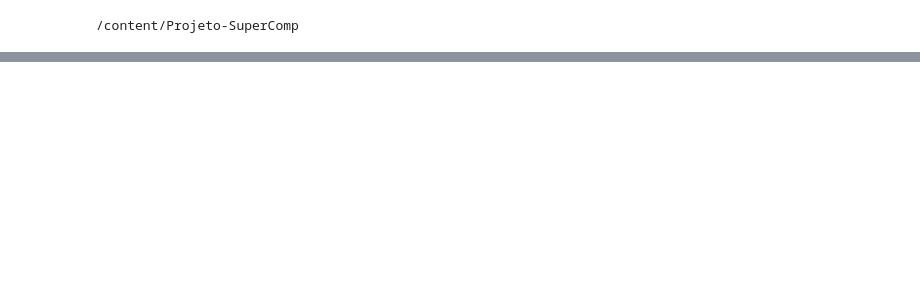
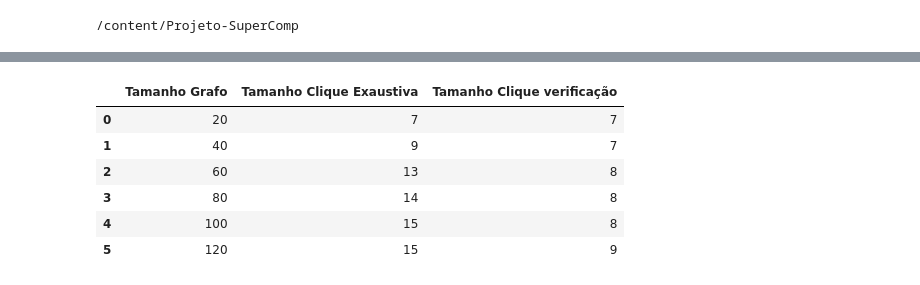
Before and after one commit to niveaabreu/Graph-Maximal-Clique, a Jupyter notebook: Relatorio.ipynb, the cells around one changed output, grey strips where cells are left out. Drawn from its saved outputs; the diff is of its cells as text; code cells hidden in the pictures; blank space fills up the shorter version.

```diff
--- a/Relatorio.ipynb
+++ b/Relatorio.ipynb
@@ -71,0 +432,39 @@ FileNotFoundError: [Errno 2] No such file or directory: 'seu_arquivo.txt'
+# %%
+import subprocess
+import time
+
+tempo_exaustiva = []
+tamanho_clique_exaustiva = []
+tempos_heuristica = []
+tamanho_clique_heuristica = []
+tamanhos = [20,40,60,80,100,120]
+for i in tamanhos:
+  subprocess.run(['python',"implementações/cria_grafo.py",str(i)])
+
+  inicio = time.perf_counter()
+  exaustiva = subprocess.run(['./exaustiva'], text=True, capture_output=True)
+  fim = time.perf_counter()
+  tempo_exaustiva.append(fim-inicio)
+  tamanho_clique_exaustiva.append(exaustiva.stdout.split(":")[1].split(" ")[1])
+
+  inicio = time.perf_counter()
+  heuristica = subprocess.run(['./heuristica'], text=True, capture_output=True)
+  fim = time.perf_counter()
+  tempos_heuristica.append(fim-inicio)
+  tamanho_clique_heuristica.append(heuristica.stdout.split(":")[1].split(" ")[1])
+# %%
+import pandas as pd
+#Veremos aqui se os tamanhos das cliques foram os mesmos
+df = pd.DataFrame()
+df["Tamanho Grafo"] = tamanhos
+df["Tamanho Clique Exaustiva"] = tamanho_clique_exaustiva
+df["Tamanho Clique verificação"] = tamanho_clique_heuristica
+df
+# %% [output]
+|  | Tamanho Grafo | Tamanho Clique Exaustiva | Tamanho Clique verificação |
+| 0 | 20 | 7 | 7 |
+| 1 | 40 | 9 | 7 |
+| 2 | 60 | 13 | 8 |
+| 3 | 80 | 14 | 8 |
+| 4 | 100 | 15 | 8 |
+| 5 | 120 | 15 | 9 |
```
Also changed, not shown: parts of 19 cells of this notebook.
